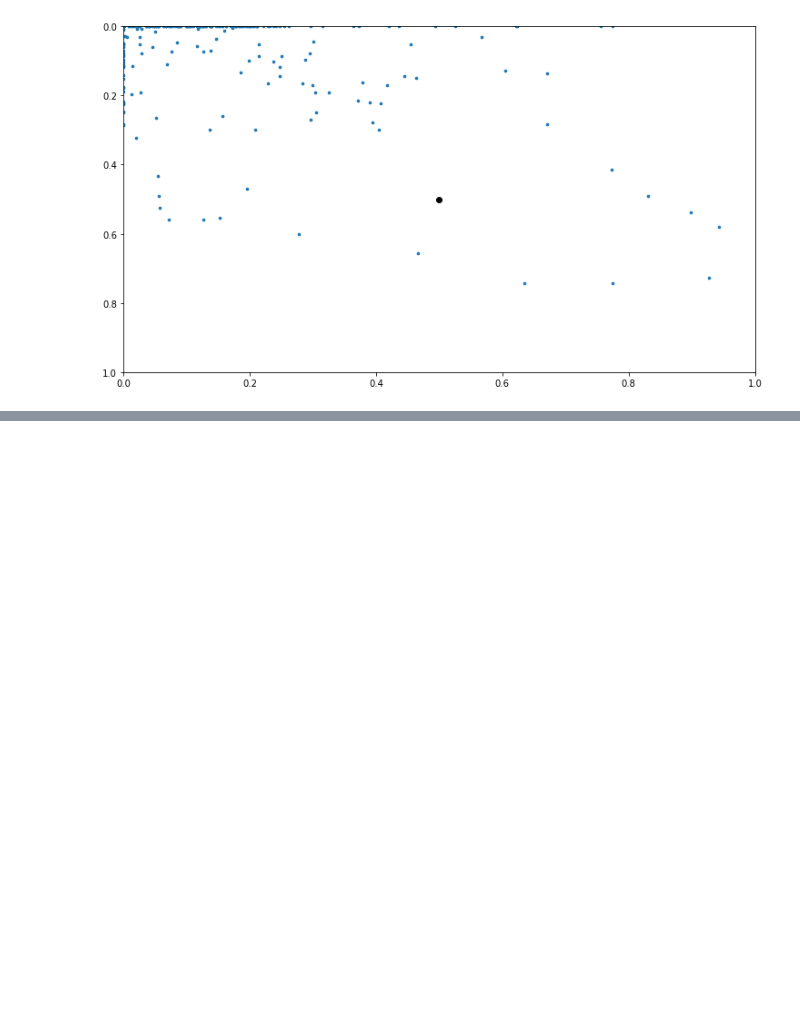
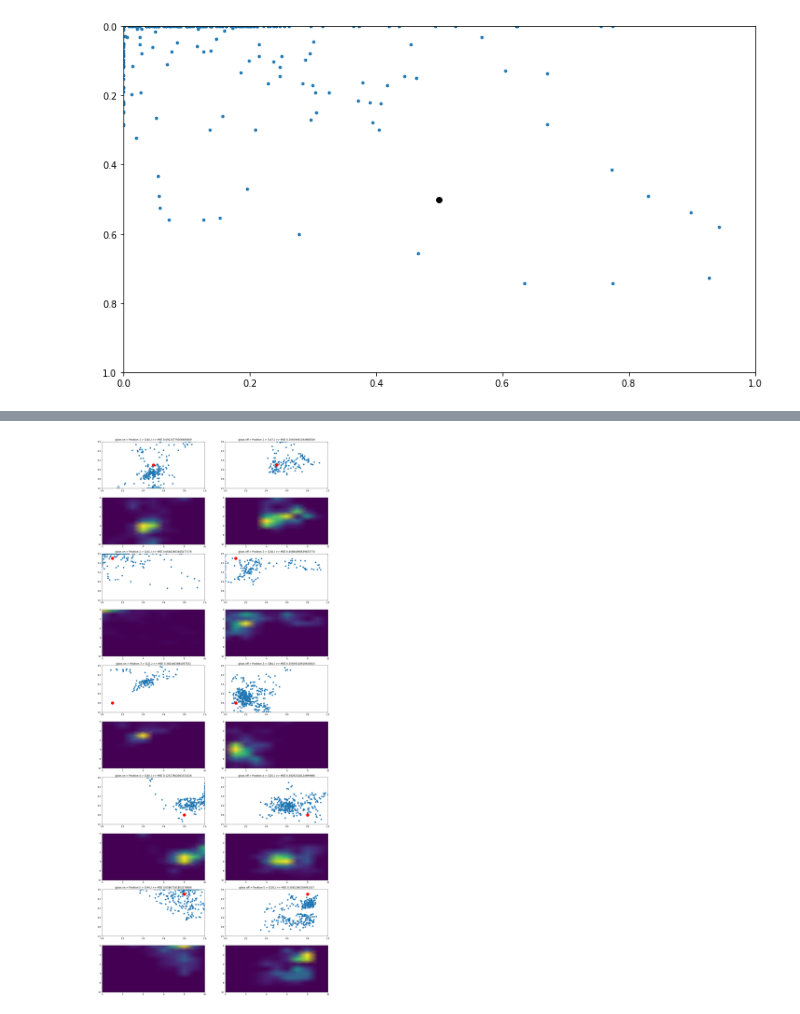
Before and after one commit to arnab-api/AttentionChecker--Student, a Jupyter notebook: Analysis/Real Data/glass_on_off_comparison.ipynb, the cells around one changed output, grey strips where cells are left out. Cells and saved outputs as stored; diff of their text form; code cells hidden in the pictures; blank space fills up the shorter version.

```diff
--- a/Analysis/Real Data/glass_on_off_comparison.ipynb
+++ b/Analysis/Real Data/glass_on_off_comparison.ipynb
@@ -113,0 +120,4 @@ plotface(datapoint)
+# %%
+scle = 7
+plt.rcParams["figure.figsize"] = (scle*16/9,scle)
+plotface(datapoint)
@@ -131,9 +143,9 @@ plt.scatter(.5,.5, color='k')
 marker_track = {
     "Position 1":   [.5, .5],
     "Position 2":   [.1, .1],
-    "Position 3":   [.8, .1],
+    "Position 3":   [.1, .8],
     "Position 4":	[.8, .8],
-    "Position 5":	[.1, .8],
+    "Position 5":	[.8, .1],
 }
 # %%
 with open("session_track.json", 'r') as f:
@@ -146,5 +161,0 @@ def loadjson_session(session_name):
-# %%
-for i in range(1, 6):
-    key = "Position {}".format(i)
-    glass_on = loadjson_session(session_track['P1'][key])
-    glass_off = loadjson_session(session_track['P1_without_glasses'][key])
@@ -150,0 +177,56 @@ for i in range(1, 6):
+# %%
+def calculate_MSE(xrr, yrr, marker_x, marker_y):
+    ret = 0
+    for idx in range(xrr.shape[0]):
+        ret += (marker_x - xrr[idx])**2 + (marker_y - yrr[idx])**2
+    return ret/xrr.shape[0]
+# %%
+###################################################################################
+num_person = 2
+num_keys = 5
+###################################################################################
+
+col_fix = num_person
+col_width = 20
+plt.rcParams["figure.figsize"] = (col_width, (num_keys*col_width)/col_fix)
+fig, ax = plt.subplots(nrows=num_keys*2, ncols=col_fix)
+
+
+for i in range(1, 6):
+    key = "Position {}".format(i)
+    glass_on = loadjson_singleSession(session_track['P1'][key])
+    glass_off = loadjson_singleSession(session_track['P1_without_glasses'][key])
+
+    on_xrr, on_yrr = gaze__processOneSession(glass_on)
+    on_mse = calculate_MSE(on_xrr, on_yrr, marker_track[key][0], marker_track[key][1])
+    off_mse = calculate_MSE(off_xrr, off_yrr, marker_track[key][0], marker_track[key][1])
+
+    off_xrr, off_yrr = gaze__processOneSession(glass_off)
+    print(key)
+    print(on_xrr.shape, on_yrr.shape)
+    print(off_xrr.shape, off_yrr.shape)
+
+    scle = 40
+    sb_plot = ax[2*(i-1), 0]
+    sb_plot.scatter(on_xrr, on_yrr, s=scle)
+    sb_plot.set_xlim([0,1])
+    sb_plot.set_ylim([0,1])
+    sb_plot.invert_yaxis()
+    sb_plot.scatter(marker_track[key][0], marker_track[key][1], color='red', s=scle*5)
+    sb_plot.title.set_text("glass on > {} > {} >> MSE {}".format(key, on_xrr.shape, on_mse))
+
+    sb_plot = ax[2*(i-1), 1]
+    sb_plot.scatter(off_xrr, off_yrr, s=scle)
+    sb_plot.set_xlim([0,1])
+    sb_plot.set_ylim([0,1])
+    sb_plot.invert_yaxis()
+    sb_plot.scatter(marker_track[key][0], marker_track[key][1], color='red', s=scle*5)
+    sb_plot.title.set_text("glass off > {} > {} >> MSE {}".format(key, off_xrr.shape, off_mse))
+
+    plotHeatmap(on_xrr, on_yrr, ax[2*(i-1) + 1, 0])
+    plotHeatmap(off_xrr, off_yrr, ax[2*(i-1) + 1, 1])
+
+    print(">>>>>>>>> ON >>>>>>>>>> mse = {}".format(on_mse))
+    print(">>>>>>>>> OFF >>>>>>>>> mse = {}".format(off_mse))
+    print("------------------------------------------------------------------------------------------------------------------")
+# %% [output]
@@ -150,0 +250 @@ for i in range(1, 6):
+[figure, added]
```
Also changed, not shown: parts of 8 cells of this notebook, 1 other file.
